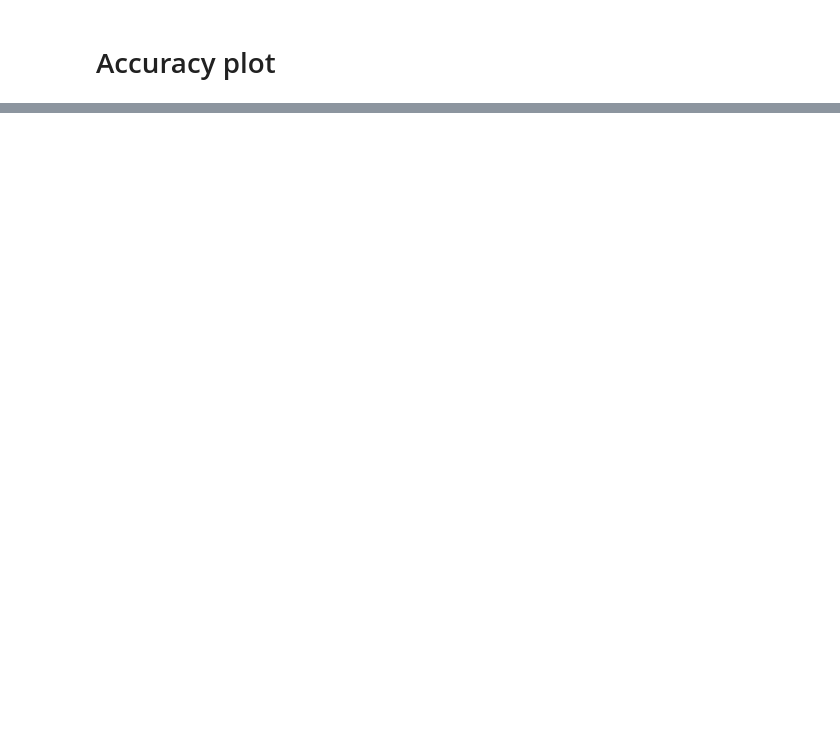
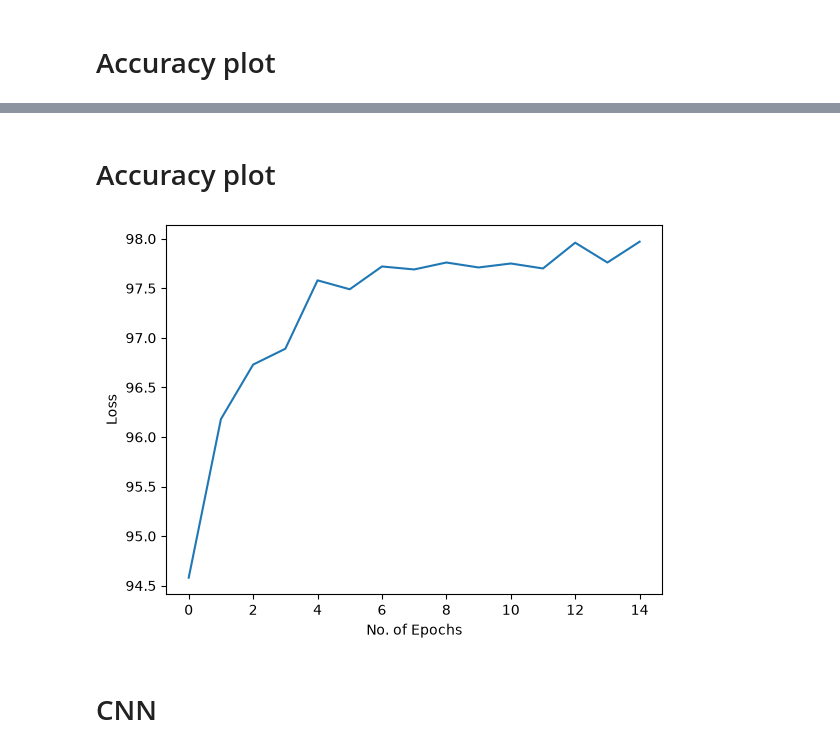
Before and after one commit to shy942/ML-exploration, a Jupyter notebook: notebooks/09_Deep_Learning_PyTorch.ipynb, the cells around one changed output, grey strips where cells are left out. Drawn from its saved outputs; the diff is of its cells as text; code cells hidden in the pictures; blank space fills up the shorter version.

```diff
--- a/notebooks/09_Deep_Learning_PyTorch.ipynb
+++ b/notebooks/09_Deep_Learning_PyTorch.ipynb
@@ -184,0 +292,11 @@ plt.show()
+# %% [markdown]
+# Accuracy plot
+# %%
+plt.plot(accuracy_total)
+plt.xlabel("No. of Epochs")
+plt.ylabel("Loss")
+plt.show()
+# %% [output]
+[figure, added]
+# %% [markdown]
+# CNN
```
Also changed, not shown: parts of 13 cells of this notebook.
